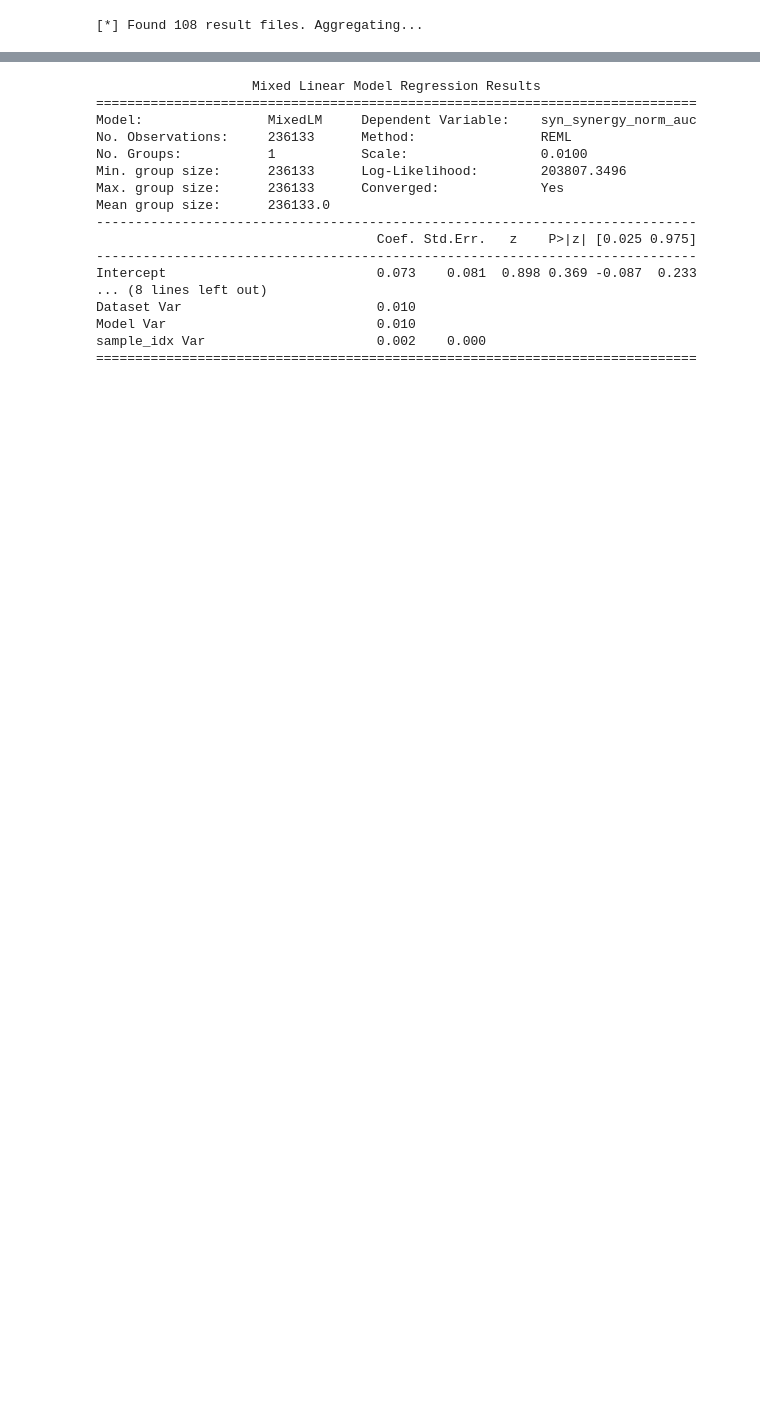
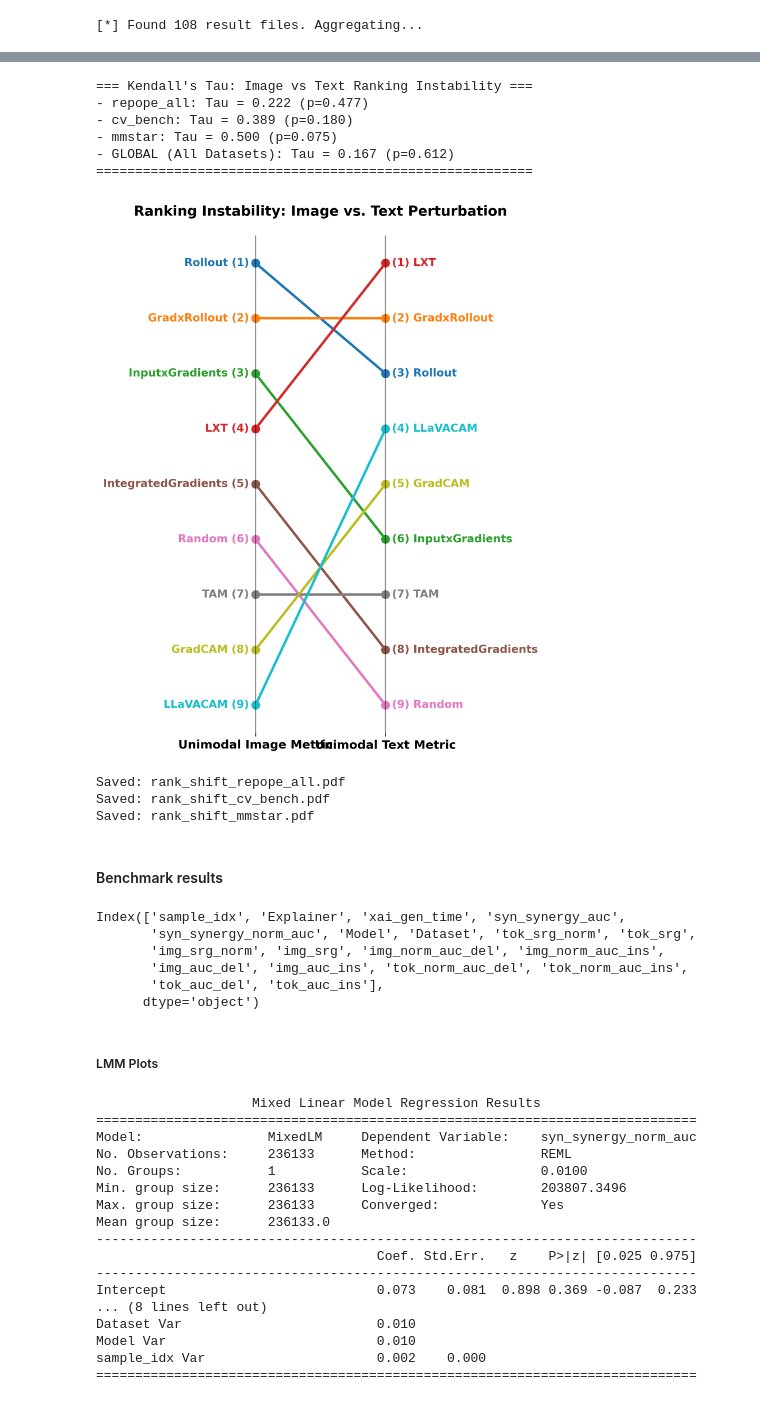
Before and after one commit to serval-uni-lu/xai-vdoc-benchmark, a Jupyter notebook: notebooks/test.ipynb, the cells around one changed output, grey strips where cells are left out. Cells and saved outputs as stored; diff of their text form; code cells hidden in the pictures; blank space fills up the shorter version.

```diff
--- a/notebooks/test.ipynb
+++ b/notebooks/test.ipynb
@@ -6011,6 +6008,8 @@ def generate_latex_table(df, metric='img_ins_auc'):
 
     print(pivot.to_latex(float_format="%.3f"))
     return pivot
+# %%
+SAVE_DIR = "../figs"
 # %%
 df = load_all_benchmark_data(base_dir="../logs/results",
                             #dataset_name="repope_all"
@@ -6047,0 +6251,26 @@ df.shape
+# %%
+metric = "srg_norm"
+IMG_METRIC = f'img_{metric}'
+# TOK_METRIC = f''tok_{metric}''
+TOK_METRIC = f'tok_{metric}'
+
+# Run the function
+tau_df = compute_kendalls_tau(df, IMG_METRIC, TOK_METRIC)
+# Run the plotting function
+plot_rank_shift_bump_chart(df, IMG_METRIC, TOK_METRIC, savefig=False)
+# %% [output]
+=== Kendall's Tau: Image vs Text Ranking Instability ===
+- repope_all: Tau = 0.222 (p=0.477)
+- cv_bench: Tau = 0.389 (p=0.180)
+- mmstar: Tau = 0.500 (p=0.075)
+- GLOBAL (All Datasets): Tau = 0.167 (p=0.612)
+========================================================
+[figure, added]
+# %%
+plot_dataset_wise_bump_charts(df, IMG_METRIC, TOK_METRIC)
+# %% [output]
+Saved: rank_shift_repope_all.pdf
+Saved: rank_shift_cv_bench.pdf
+Saved: rank_shift_mmstar.pdf
+# %% [markdown]
+#### Benchmark results
@@ -6048,3 +6633,14 @@ df.shape
+# %%
+df.columns
+# %% [output]
+Index(['sample_idx', 'Explainer', 'xai_gen_time', 'syn_synergy_auc',
+       'syn_synergy_norm_auc', 'Model', 'Dataset', 'tok_srg_norm', 'tok_srg',
+       'img_srg_norm', 'img_srg', 'img_norm_auc_del', 'img_norm_auc_ins',
+       'img_auc_del', 'img_auc_ins', 'tok_norm_auc_del', 'tok_norm_auc_ins',
+       'tok_auc_del', 'tok_auc_ins'],
+      dtype='object')
+# %% [markdown]
+##### LMM Plots
 # %%
 import pandas as pd
 import statsmodels.formula.api as smf
```
Also changed, not shown: parts of 24 cells of this notebook, 3 other files.
